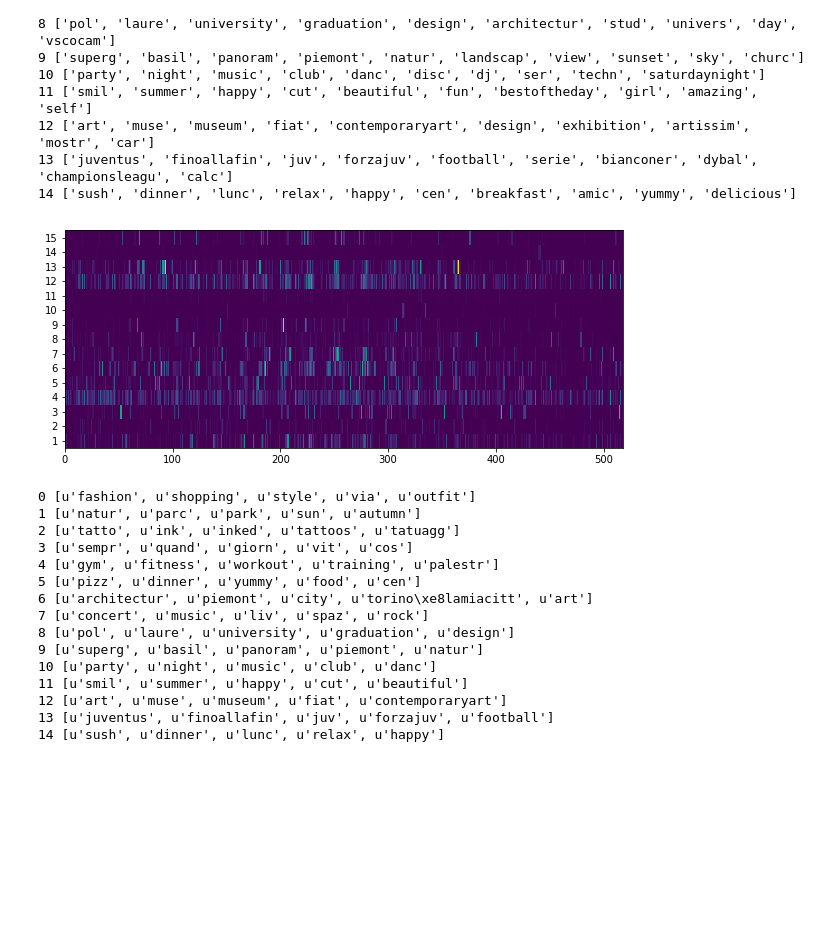
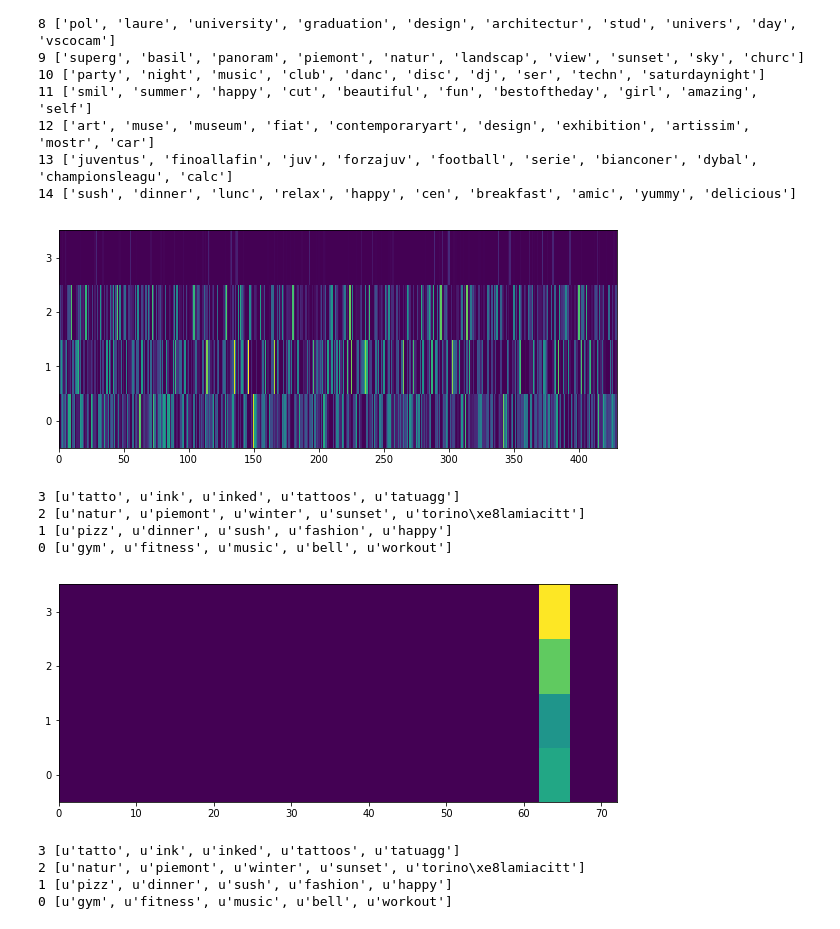
Before and after one commit to EArtiges/Lagrange_Progetto, a Jupyter notebook: TorInstagram_Git.ipynb, the cells around one changed output. Saved outputs shown, nothing was run; the diff lists cells and outputs as text; code cells hidden in the pictures; blank space fills up the shorter version.

```diff
--- a/TorInstagram_Git.ipynb
+++ b/TorInstagram_Git.ipynb
@@ -773,11 +795,11 @@ See the caveats in the documentation: http://pandas.pydata.org/pandas-docs/stabl
 #df_new_index.to_pickle('df_new_index_chkpt5.pkl')
 #df_classified.to_pickle('df_classified_chkpt5.pkl')
 
-#df_new=pd.read_pickle('df_new_chkpt5.pkl')
-#df_new_index=pd.read_pickle('df_new_index_chkpt5.pkl')
+df_new=pd.read_pickle('df_new_chkpt5.pkl')
+df_new_index=pd.read_pickle('df_new_index_chkpt5.pkl')
 #df_classified=pd.read_pickle('df_classified_chkpt5.pkl')
 # %%
-if 0:
+if 1:
     lat1=min(df_new.lat)
     lat2=max(df_new.lat)
     lon1=min(df_new.lon)
@@ -795,8 +817,9 @@ if 0:
     Late=False
     #Make an index of only the years + months and text of posts
     gc.collect()
-    list_years=list(set([e.year for e in df_new.date.tolist()]))
-    list_months=list(set([e.month for e in df_new.date.tolist()]))
+    list_date=list(set([e.date() for e in df_new.date.tolist()]))
+    list_years=list(set([e.year for e in list_date]))
+    list_months=list(set([e.month for e in list_date]))
     df_new_index=df_new[['date','text','coordsbin']]
     df_new_index['date'] = pd.to_datetime(df_new_index['date'], errors='coerce')
     df_new_index['year_month'] = list(zip(df_new_index['date'].dt.year, df_new_index['date'].dt.month)) #add a month column
@@ -977,6 +1002,6 @@ while "" in list_reviews_all:
 # %%
-counts = vectorizer_s.fit_transform(list_reviews_all)
-pickle.dump(counts, open('counts_master.pkl','wb'))
-pickle.dump(vectorizer_s, open('vec_s_master.pkl','wb'))
-#counts = pickle.load( open( 'counts_master.pkl', "rb" ) )
-#vectorizer_s = pickle.load( open( 'vec_s_master.pkl', "rb" ) )
+#counts = vectorizer_s.fit_transform(list_reviews_all)
+#pickle.dump(counts, open('counts_master.pkl','wb'))
+#pickle.dump(vectorizer_s, open('vec_s_master.pkl','wb'))
+counts = pickle.load( open( 'counts_master.pkl', "rb" ) )
+vectorizer_s = pickle.load( open( 'vec_s_master.pkl', "rb" ) )
@@ -1179,13 +1137,14 @@ def NTF_sampling(sampling,df_classified,df_new_index,start=0,stop=0,vectorizer_n
 vectorizer_new = StemmedCountVectorizer(max_df=0.95, max_features=n_features, analyzer="word", stop_words=all_stopwords,vocabulary=vectorizer_s.vocabulary_)
 voc_vector={k:v for v,k in vectorizer_s.vocabulary_.iteritems()}
 voc_serie=pd.Series(voc_vector)
-F = open('termvectors_sampling_5topics.txt','a')
-start=50
-for sample_run in xrange(40):
-    A,B,C,TermVectorsIndex = NTF_sampling(True,df_classified,df_new_index,start,stop=110,vectorizer_new=vectorizer_new,n_topics=5)
+#F = open('termvectors_sampling_5topics.txt','a')
+start=20
+n_topics=4
+for sample_run in xrange(1):
+    A,B,C,TermVectorsIndex = NTF_sampling(False,df_classified,flags,0,0,vectorizer_new=vectorizer_new,n_topics=n_topics)
     for tvi in TermVectorsIndex:
         print TermVectorsIndex.index(tvi), [t[0] for t in tvi[0:8]]
-        F.write(str([t[0] for t in tvi[0:10]]))
-        F.write('\n')
-F.close()
+#        F.write(str([t[0] for t in tvi[0:10]]))
+#        F.write('\n')
+#F.close()
 # %% [output]
@@ -1354,33 +1315,23 @@ for tvi in TermVectorsIndex:
 13 ['juventus', 'finoallafin', 'juv', 'forzajuv', 'football', 'serie', 'bianconer', 'dybal', 'championsleagu', 'calc']
 14 ['sush', 'dinner', 'lunc', 'relax', 'happy', 'cen', 'breakfast', 'amic', 'yummy', 'delicious']
 # %%
+#Topics by bin
 plt.figure(figsize=(10,4))
 plt.pcolormesh(A.T)#, cmap=plt.cm.Greys)
 plt.xlim(0,A.shape[0])
-plt.yticks(np.arange(B.shape[1])+0.5, np.arange(1,B.shape[1]+1))
+plt.yticks(np.arange(B.shape[1])+0.5, np.arange(0,B.shape[1]+1))
 #plt.savefig('Topic_bybin_normalized.pdf')
 plt.show()
 
-for tvi in TermVectorsIndex:
+for tvi in TermVectorsIndex[::-1]:
     #print TermVectorsIndex.index(tvi), [t for t in tvi[0:3]]
     print TermVectorsIndex.index(tvi), [t[0] for t in tvi[0:5]]
 # %% [output]
-[figure, old version]
+[figure, new version]
-0 [u'fashion', u'shopping', u'style', u'via', u'outfit']
-1 [u'natur', u'parc', u'park', u'sun', u'autumn']
-2 [u'tatto', u'ink', u'inked', u'tattoos', u'tatuagg']
-3 [u'sempr', u'quand', u'giorn', u'vit', u'cos']
-4 [u'gym', u'fitness', u'workout', u'training', u'palestr']
-5 [u'pizz', u'dinner', u'yummy', u'food', u'cen']
-6 [u'architectur', u'piemont', u'city', u'torino\xe8lamiacitt', u'art']
-7 [u'concert', u'music', u'liv', u'spaz', u'rock']
-8 [u'pol', u'laure', u'university', u'graduation', u'design']
-9 [u'superg', u'basil', u'panoram', u'piemont', u'natur']
-10 [u'party', u'night', u'music', u'club', u'danc']
-11 [u'smil', u'summer', u'happy', u'cut', u'beautiful']
-12 [u'art', u'muse', u'museum', u'fiat', u'contemporaryart']
-13 [u'juventus', u'finoallafin', u'juv', u'forzajuv', u'football']
-14 [u'sush', u'dinner', u'lunc', u'relax', u'happy']
+3 [u'tatto', u'ink', u'inked', u'tattoos', u'tatuagg']
+2 [u'natur', u'piemont', u'winter', u'sunset', u'torino\xe8lamiacitt']
+1 [u'pizz', u'dinner', u'sush', u'fashion', u'happy']
+0 [u'gym', u'fitness', u'music', u'bell', u'workout']
 # %%
 for index in range(0,len(A.T)):
     row=A.T[index]
@@ -1408,14 +1360,22 @@ for index in range(0,len(A.T)):
     hmap.save('Heatmaps/heatmap_topic'+str(index)+'_normalized.html')
 # %%
+#Topics Dynamics
 plt.figure(figsize=(10,4))
-plt.pcolormesh(C.T)#, cmap=plt.cm.Greys)
-plt.xlim(0,C.shape[0])
+plt.pcolormesh([c[start:] for c in C.T])#, cmap=plt.cm.Greys)
+plt.xlim(0,len(C.T[0])-start)
 #plt.savefig('Topic_dynamic.pdf')
-plt.yticks(np.arange(14)+0.5, np.arange(1,15));
+plt.yticks(np.arange(n_topics)+0.5, np.arange(0,n_topics));
+#plt.xticks()
 plt.show()
-for tvi in TermVectorsIndex:
+for tvi in TermVectorsIndex[::-1]:
     #print TermVectorsIndex.index(tvi), [t for t in tvi[0:3]]
     print TermVectorsIndex.index(tvi), [t[0] for t in tvi[0:5]]
+# %% [output]
+[figure, added]
+3 [u'tatto', u'ink', u'inked', u'tattoos', u'tatuagg']
+2 [u'natur', u'piemont', u'winter', u'sunset', u'torino\xe8lamiacitt']
+1 [u'pizz', u'dinner', u'sush', u'fashion', u'happy']
+0 [u'gym', u'fitness', u'music', u'bell', u'workout']
 # %%
 for index in range(0, len(C.T)):
     row=C.T[index]
```
Also changed, not shown: parts of 11 cells of this notebook.
